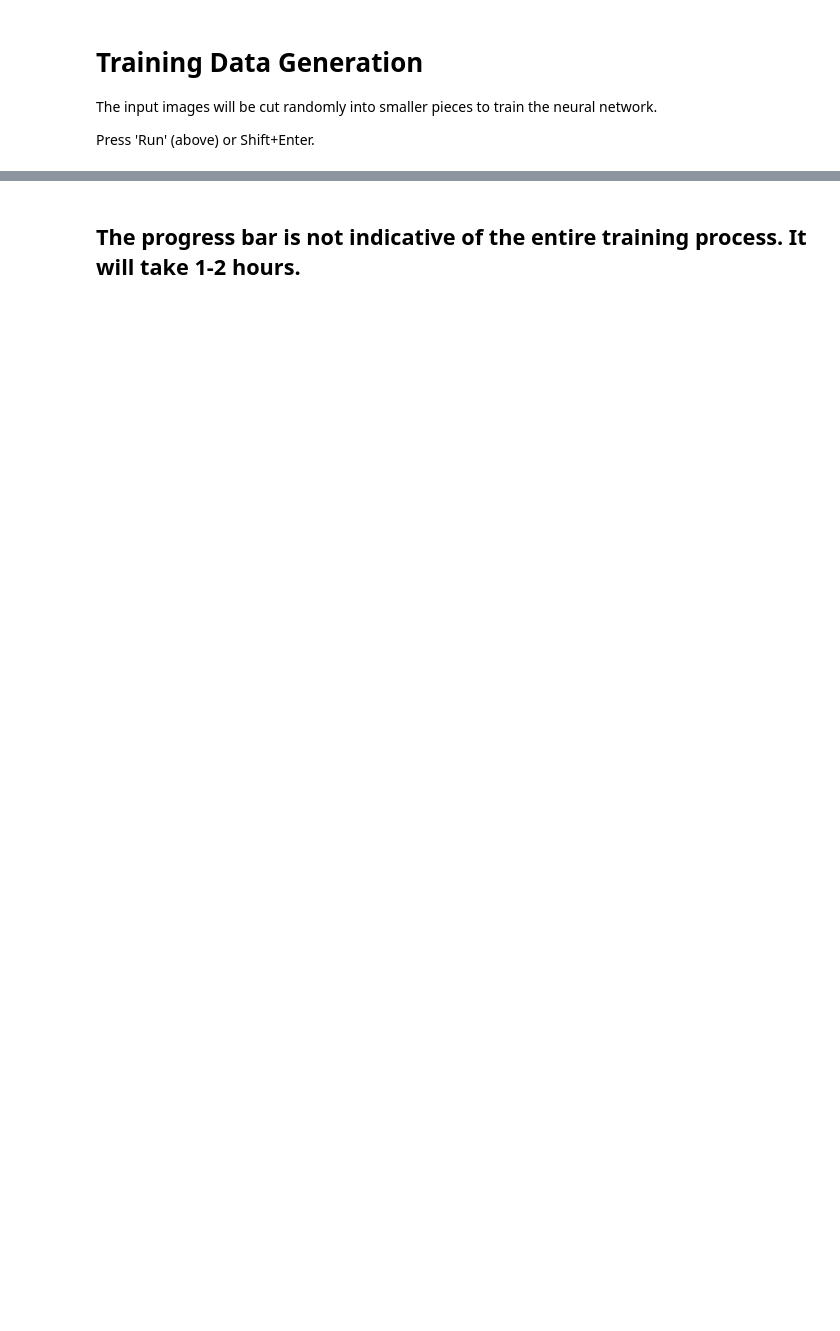
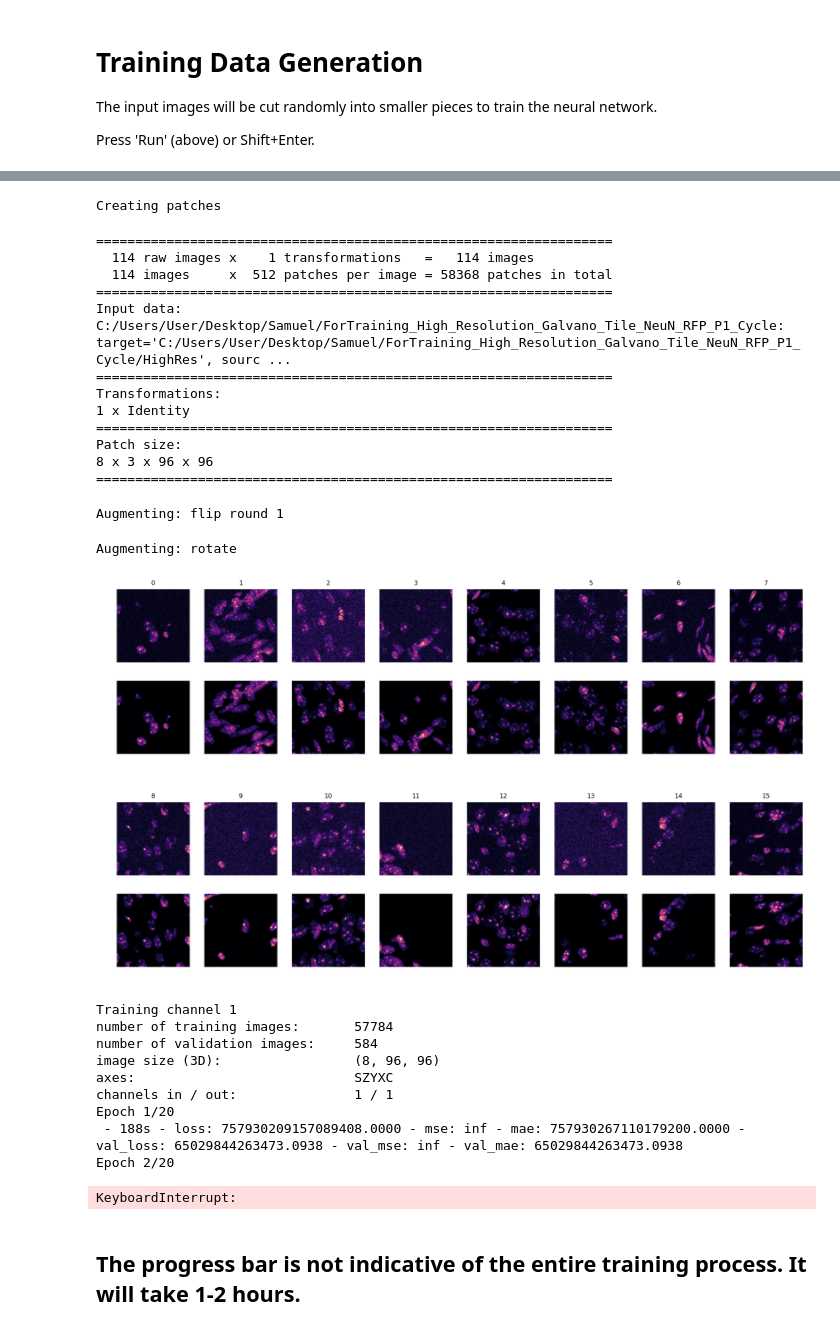
Before and after one commit to chaichontat/ErogluLab, a Jupyter notebook: csbdeep/Denoise_train.ipynb, the cells around one changed output, grey strips where cells are left out. Cells and saved outputs as stored; diff of their text form; code cells hidden in the pictures; blank space fills up the shorter version.

```diff
--- a/csbdeep/Denoise_train.ipynb
+++ b/csbdeep/Denoise_train.ipynb
@@ -112,33 +113,62 @@ for i in tqdm(range(X.shape[0])):
         X[i] = np.rot90(X[i], n, (2,3))
         Y[i] = np.rot90(Y[i], n, (2,3))
 
 for i in range(2):
     plt.figure(figsize=(16,4))
     sl = slice(8*i, 8*(i+1)), 0
     plot_some(X[sl],Y[sl],title_list=[np.arange(sl[0].start,sl[0].stop)])
     plt.show()
 None;
 
 # Train each channel separately.
 for i in range(chan):
     print("Training channel " + str(i+1))
     (Xchan,Ychan), (X_val,Y_val), axes = load_training_data_direct(
         X[:,i,:,:].reshape((X.shape[0],1,X.shape[2],X.shape[3],X.shape[4])),
         Y[:,i,:,:].reshape((Y.shape[0],1,Y.shape[2],Y.shape[3],Y.shape[4])),
         validation_split=0.01, verbose=True, axes='SCZYX')
 
     c = axes_dict(axes)['C']
     config = Config(axes, n_channel_in=Xchan.shape[c], n_channel_out=Ychan.shape[c],
-                    train_steps_per_epoch=100,
+                    train_steps_per_epoch=150,
                     unet_n_depth=3, u_net_n_first=32, train_batch_size=64,
                     train_learning_rate=0.0008, train_epochs=20,
                     train_reduce_lr={'factor':0.5, 'patience': 4, 'min_delta':0})
     # print(config)
 
     vars(config)
     model = CARE(config, modelname[i], basedir='models')
 
     history = model.train(Xchan,Ychan, validation_data=(X_val,Y_val))
     clear_output()
+# %% [output]
+Creating patches
+==================================================================
+  114 raw images x    1 transformations   =   114 images
+  114 images     x  512 patches per image = 58368 patches in total
+==================================================================
+Input data:
+C:/Users/User/Desktop/Samuel/ForTraining_High_Resolution_Galvano_Tile_NeuN_RFP_P1_Cycle: target='C:/Users/User/Desktop/Samuel/ForTraining_High_Resolution_Galvano_Tile_NeuN_RFP_P1_Cycle/HighRes', sourc ...
+==================================================================
+Transformations:
+1 x Identity
+==================================================================
+Patch size:
+8 x 3 x 96 x 96
+==================================================================
+Augmenting: flip round 1
+Augmenting: rotate
+[figure, added]
+[figure, added]
+Training channel 1
+number of training images:       57784
+number of validation images:     584
+image size (3D):                 (8, 96, 96)
+axes:                            SZYXC
+channels in / out:               1 / 1
+Epoch 1/20
+ - 188s - loss: 757930209157089408.0000 - mse: inf - mae: 757930267110179200.0000 - val_loss: 65029844263473.0938 - val_mse: inf - val_mae: 65029844263473.0938
+Epoch 2/20
+KeyboardInterrupt:
 # %% [markdown]
 ## The progress bar is not indicative of the entire training process. It will take 1-2 hours.
```
Also changed, not shown: parts of 1 cell of this notebook, 3 other files.
